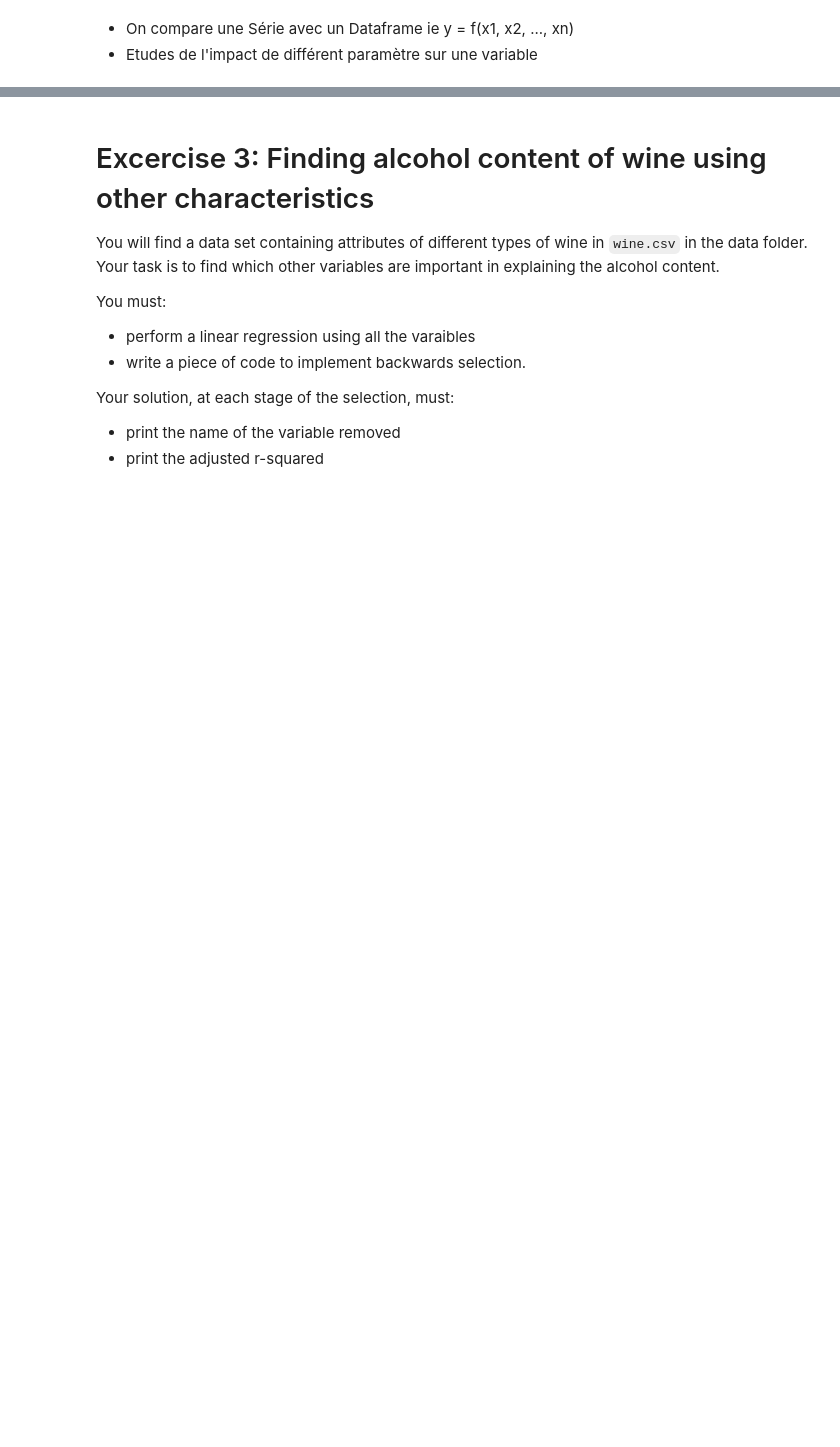
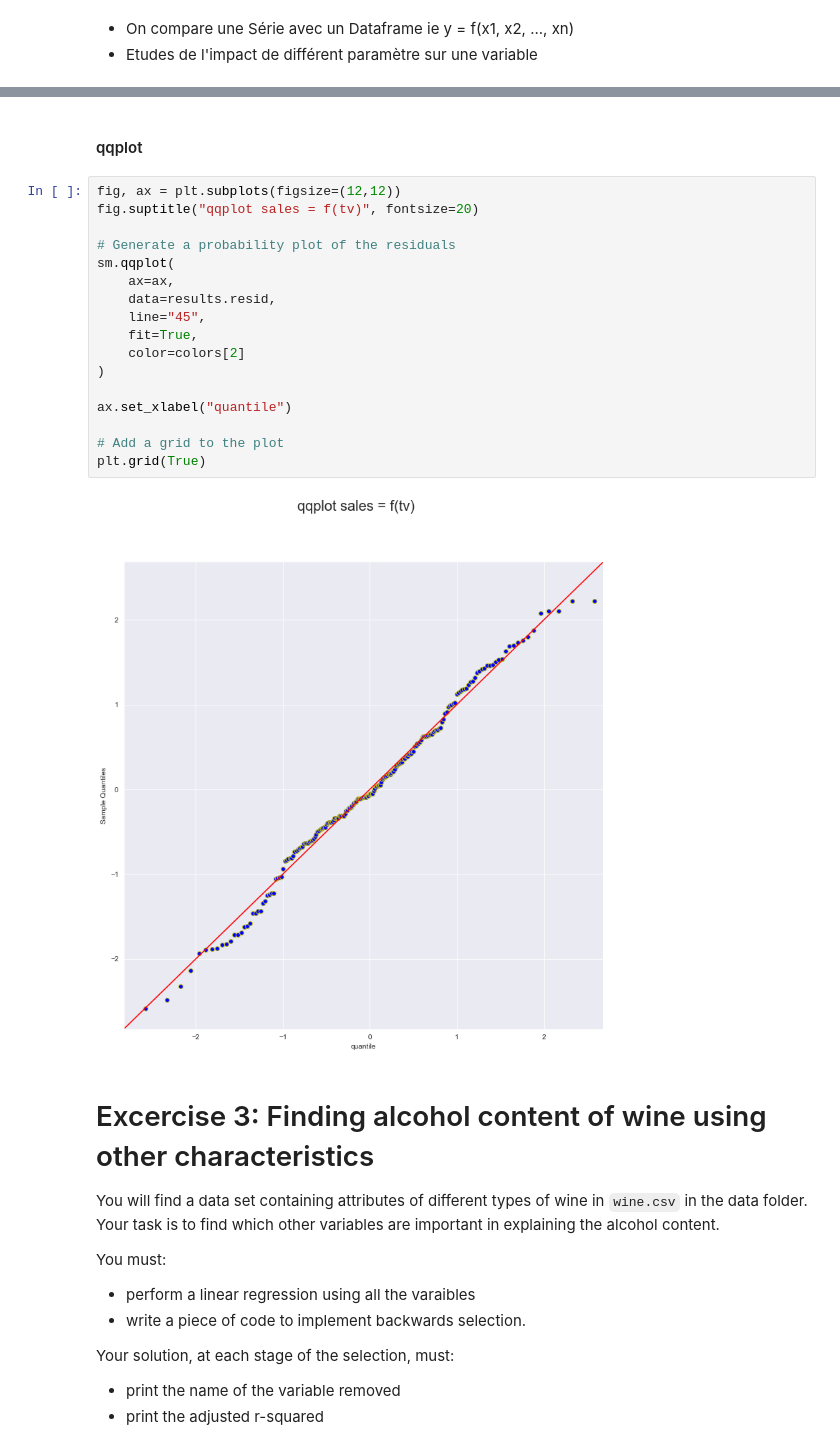
Before and after one commit to ManuLabricole/CDN-Statistique, a Jupyter notebook: 3 - Regression lineaire/Notebooks/notebook_1.ipynb, the cells around one changed output, grey strips where cells are left out. Drawn from its saved outputs; the diff is of its cells as text; blank space fills up the shorter version.

```diff
--- a/3 - Regression lineaire/Notebooks/notebook_1.ipynb
+++ b/3 - Regression lineaire/Notebooks/notebook_1.ipynb
@@ -885,3 +1092,24 @@ advertising.shape
+# %% [markdown]
+#### qqplot
+# %%
+fig, ax = plt.subplots(figsize=(12,12))
+fig.suptitle("qqplot sales = f(tv)", fontsize=20)
+
+# Generate a probability plot of the residuals
+sm.qqplot(
+    ax=ax,
+    data=results.resid,
+    line="45",
+    fit=True,
+    color=colors[2]
+)
+
+ax.set_xlabel("quantile")
+
+# Add a grid to the plot
+plt.grid(True)
+# %% [output]
+[figure, added]
 # %% [markdown]
 # Excercise 3: Finding alcohol content of wine using other characteristics
 
```
Also changed, not shown: parts of 42 cells of this notebook.
